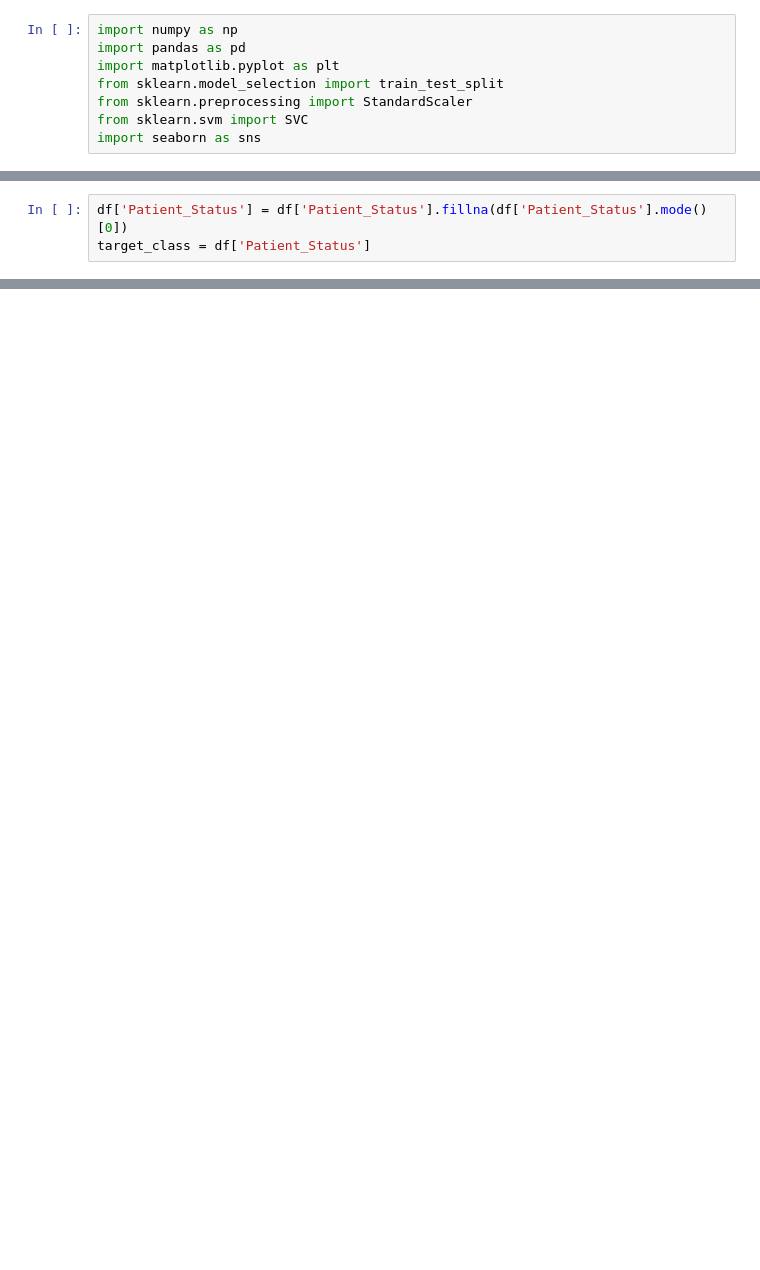
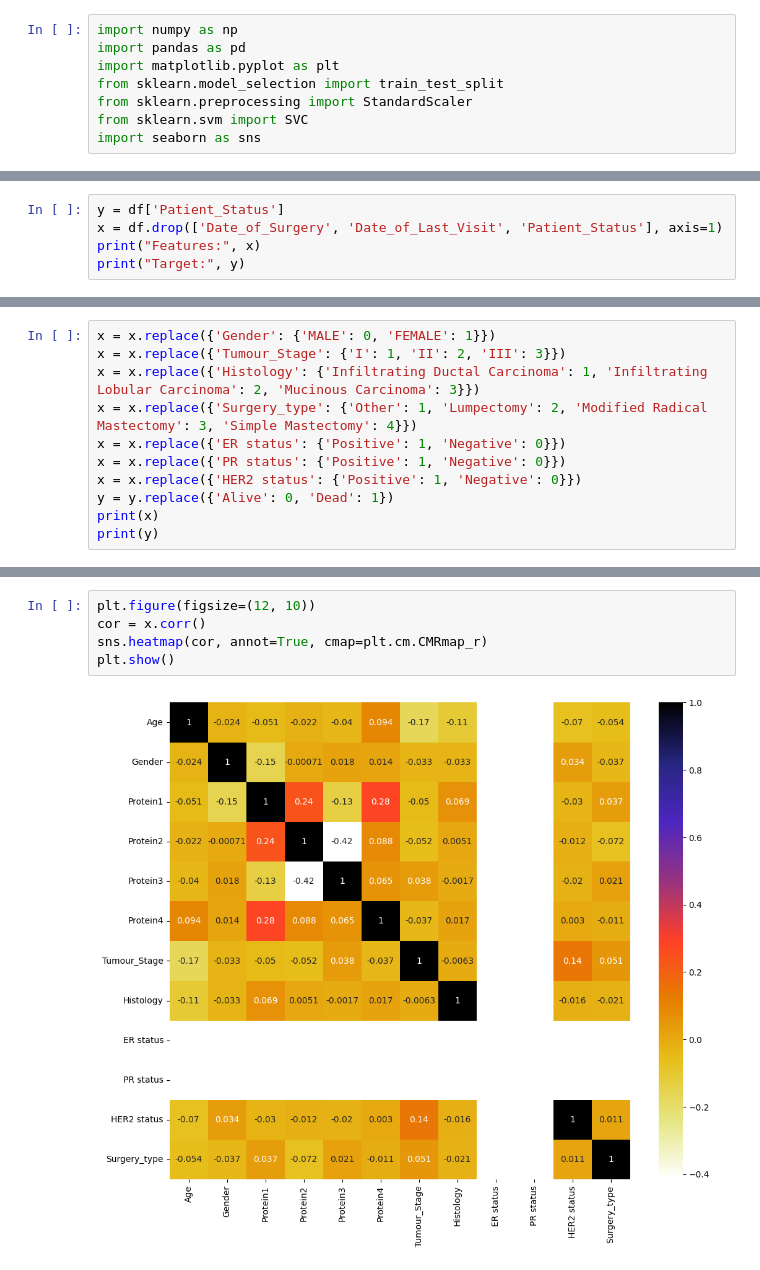
Before and after one commit to 2303A52046/AIML_2303A52046, a Jupyter notebook: 2303A52046(AIML_07).ipynb, the cells around one changed output, grey strips where cells are left out. Saved outputs shown, nothing was run; the diff lists cells and outputs as text; blank space fills up the shorter version.

```diff
--- a/2303A52046(AIML_07).ipynb
+++ b/2303A52046(AIML_07).ipynb
@@ -76,6 +53,3 @@ Date_of_Surgery        0
 Date_of_Last_Visit    17
 Patient_Status        13
 dtype: int64
-# %%
-df['Patient_Status'] = df['Patient_Status'].fillna(df['Patient_Status'].mode()[0])
-target_class = df['Patient_Status']
@@ -153,0 +56,5 @@ print(classification_rep)
+# %%
+y = df['Patient_Status']
+x = df.drop(['Date_of_Surgery', 'Date_of_Last_Visit', 'Patient_Status'], axis=1)
+print("Features:", x)
+print("Target:", y)
@@ -153,0 +79,11 @@ print(classification_rep)
+# %%
+x = x.replace({'Gender': {'MALE': 0, 'FEMALE': 1}})
+x = x.replace({'Tumour_Stage': {'I': 1, 'II': 2, 'III': 3}})
+x = x.replace({'Histology': {'Infiltrating Ductal Carcinoma': 1, 'Infiltrating Lobular Carcinoma': 2, 'Mucinous Carcinoma': 3}})
+x = x.replace({'Surgery_type': {'Other': 1, 'Lumpectomy': 2, 'Modified Radical Mastectomy': 3, 'Simple Mastectomy': 4}})
+x = x.replace({'ER status': {'Positive': 1, 'Negative': 0}})
+x = x.replace({'PR status': {'Positive': 1, 'Negative': 0}})
+x = x.replace({'HER2 status': {'Positive': 1, 'Negative': 0}})
+y = y.replace({'Alive': 0, 'Dead': 1})
+print(x)
+print(y)
@@ -153,0 +108,7 @@ print(classification_rep)
+# %%
+plt.figure(figsize=(12, 10))
+cor = x.corr()
+sns.heatmap(cor, annot=True, cmap=plt.cm.CMRmap_r)
+plt.show()
+# %% [output]
+[figure, added]
```
Also changed, not shown: parts of 29 cells of this notebook.
